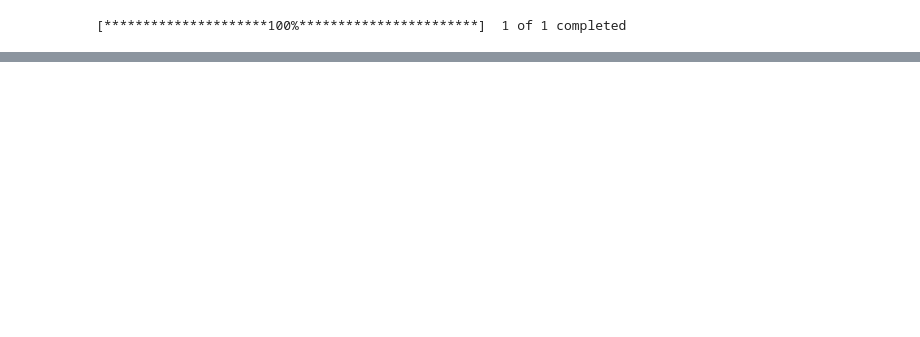
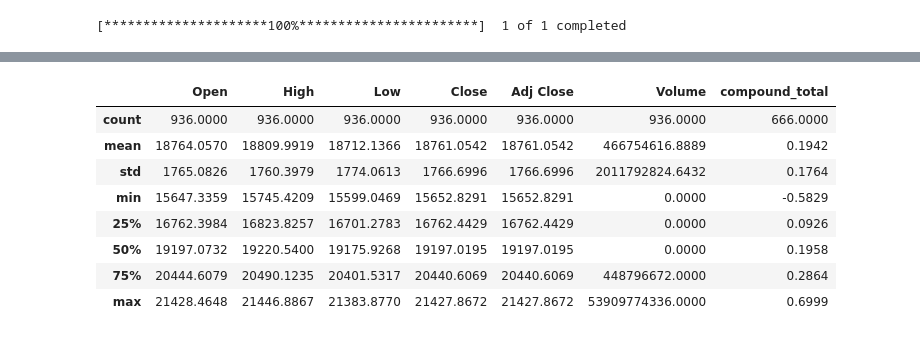
Before and after one commit to kozanakyel/KZ-Engine-Backend, a Jupyter notebook: KZ_project_setup/notebooks/twitter_sentiment_analysis_btc.ipynb, the cells around one changed output, grey strips where cells are left out. Cells and saved outputs as stored; diff of their text form; code cells hidden in the pictures; blank space fills up the shorter version.

```diff
--- a/KZ_project_setup/notebooks/twitter_sentiment_analysis_btc.ipynb
+++ b/KZ_project_setup/notebooks/twitter_sentiment_analysis_btc.ipynb
@@ -277,0 +277,12 @@ result.head()
+# %%
+result.describe()
+# %% [output]
+|  | Open | High | Low | Close | Adj Close | Volume | compound_total |
+| count | 936.0000 | 936.0000 | 936.0000 | 936.0000 | 936.0000 | 936.0000 | 666.0000 |
+| mean | 18764.0570 | 18809.9919 | 18712.1366 | 18761.0542 | 18761.0542 | 466754616.8889 | 0.1942 |
+| std | 1765.0826 | 1760.3979 | 1774.0613 | 1766.6996 | 1766.6996 | 2011792824.6432 | 0.1764 |
+| min | 15647.3359 | 15745.4209 | 15599.0469 | 15652.8291 | 15652.8291 | 0.0000 | -0.5829 |
+| 25% | 16762.3984 | 16823.8257 | 16701.2783 | 16762.4429 | 16762.4429 | 0.0000 | 0.0926 |
+| 50% | 19197.0732 | 19220.5400 | 19175.9268 | 19197.0195 | 19197.0195 | 0.0000 | 0.1958 |
+| 75% | 20444.6079 | 20490.1235 | 20401.5317 | 20440.6069 | 20440.6069 | 448796672.0000 | 0.2864 |
+| max | 21428.4648 | 21446.8867 | 21383.8770 | 21427.8672 | 21427.8672 | 53909774336.0000 | 0.6999 |
```
Also changed, not shown: parts of 17 cells of this notebook.
